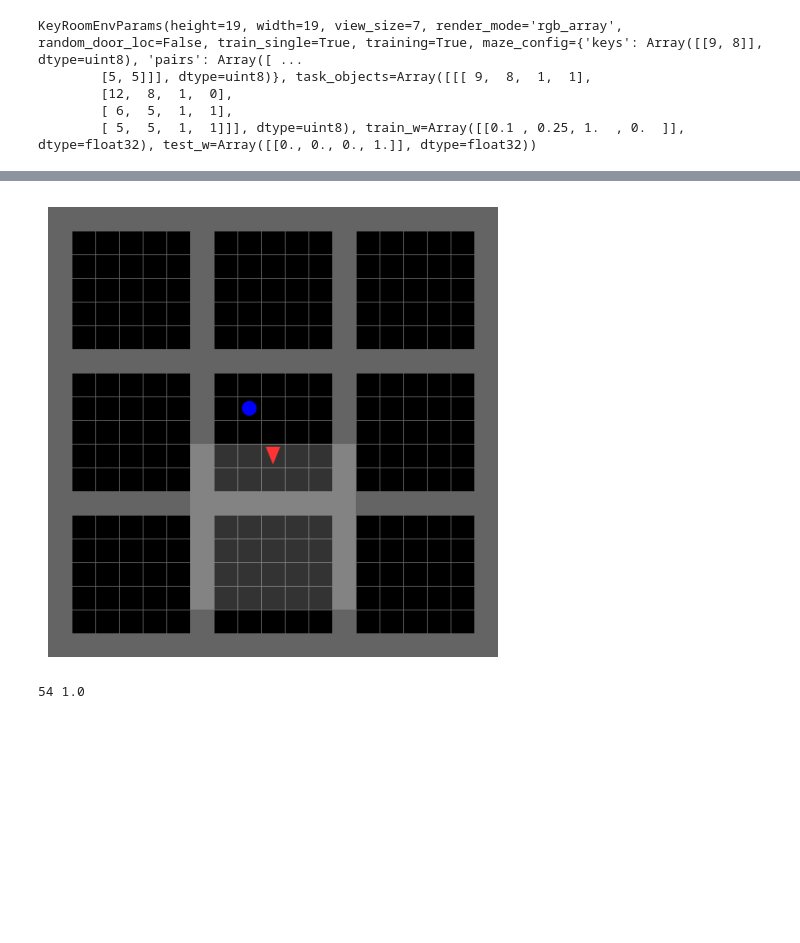
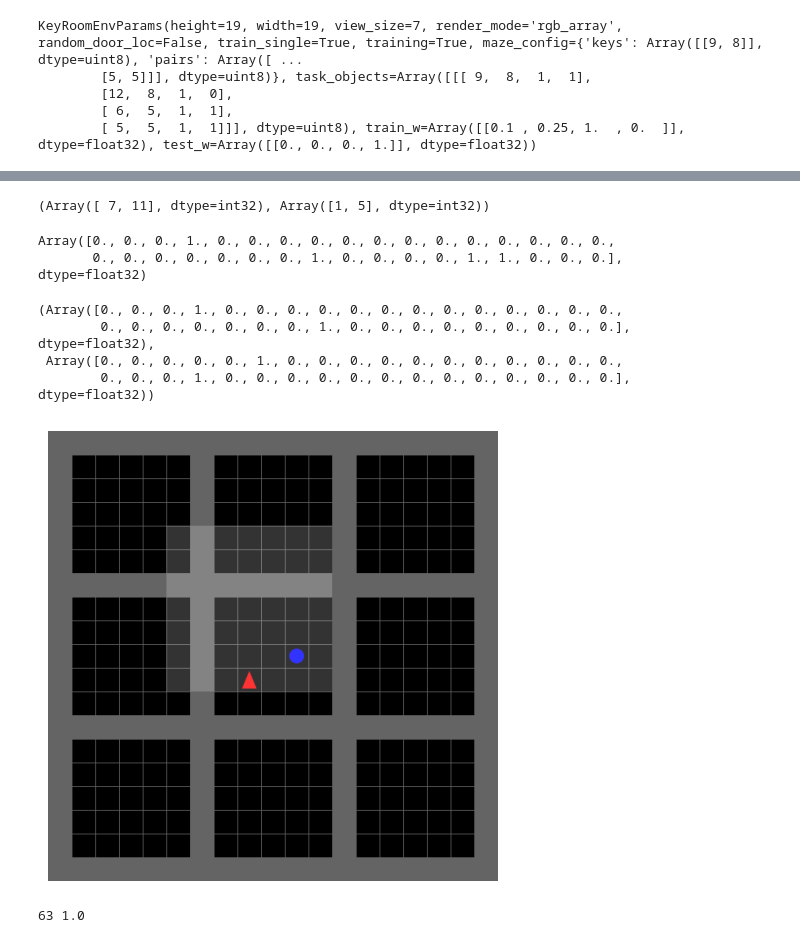
Before and after one commit to wcarvalho/jaxneurorl, a Jupyter notebook: projects/humansf/keyroom-test.ipynb, the cells around one changed output, grey strips where cells are left out. Drawn from its saved outputs; the diff is of its cells as text; code cells hidden in the pictures; blank space fills up the shorter version.

```diff
--- a/projects/humansf/keyroom-test.ipynb
+++ b/projects/humansf/keyroom-test.ipynb
@@ -88,39 +80,55 @@ for seed in range(0, 10):
+# %%
+timestep.state.agent.position, timestep.state.local_agent_position
+# %% [output]
+(Array([ 7, 11], dtype=int32), Array([1, 5], dtype=int32))
+# %%
+timestep.observation.image[1, 5]
+# %% [output]
+Array([0., 0., 0., 1., 0., 0., 0., 0., 0., 0., 0., 0., 0., 0., 0., 0., 0.,
+       0., 0., 0., 0., 0., 0., 0., 1., 0., 0., 0., 0., 1., 1., 0., 0., 0.],      dtype=float32)
+# %%
+timestep.observation.image[3, 3], timestep.observation.image[3, 4]
+# %% [output]
+(Array([0., 0., 0., 1., 0., 0., 0., 0., 0., 0., 0., 0., 0., 0., 0., 0., 0.,
+        0., 0., 0., 0., 0., 0., 0., 1., 0., 0., 0., 0., 0., 0., 0., 0., 0.],      dtype=float32),
+ Array([0., 0., 0., 0., 0., 1., 0., 0., 0., 0., 0., 0., 0., 0., 0., 0., 0.,
+        0., 0., 0., 1., 0., 0., 0., 0., 0., 0., 0., 0., 0., 0., 0., 0., 0.],      dtype=float32))
 # %%
 # rng = jax.random.PRNGKey(1)  # multiroom
-rng = jax.random.PRNGKey(14)  # single room
+rng = jax.random.PRNGKey(3)  # single room
 rng, rng_ = jax.random.split(rng)
 env_params = env_params.replace(training=True)
 timestep = env.reset(rng_, env_params)
 state_image = env.render(env_params, timestep)
 visualizer.display_image(state_image)
 t_limit = 150
 
 # state_seq = [env.render(env_params, timestep)]
 obs_seq = [keyroom.render_room(timestep.state)]
 reward_seq = [timestep.reward]
 
 t_counter = 0
 while True:
     rng, rng_act, rng_step = jax.random.split(rng, 3)
     action = jax.random.randint(rng_act, (), 0, env.num_actions(env_params))
 
     timestep = env.step(rng_step, timestep, action, env_params)
     # state_seq.append(env.render(env_params, timestep))
     obs_seq.append(keyroom.render_room(timestep.state))
     reward_seq.append(timestep.reward)
 
     # obs_image = keyroom.render_room(timestep)
     # visualizer.display_image(obs_image)
 
     t_counter += 1
     if timestep.last() or t_counter >= t_limit:
         break
 
 cum_rewards = jnp.cumsum(jnp.array(reward_seq))
 print(t_counter, sum(reward_seq))
 # %% [output]
-[figure, old version]
+[figure, new version]
-54 1.0
+63 1.0
 # %%
 vis = visualizer.Visualizer(env, env_params, obs_seq, cum_rewards)
 vis.animate(f"analysis_media/anim1.gif")
```
Also changed, not shown: parts of 2 cells of this notebook, 7 other files.
